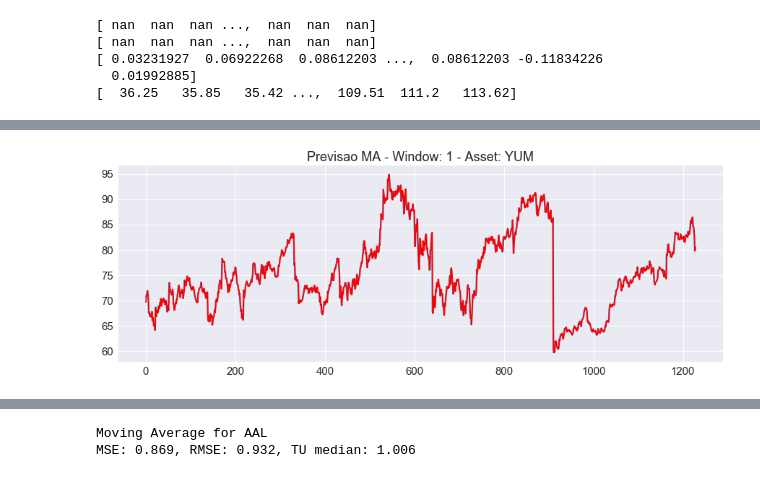
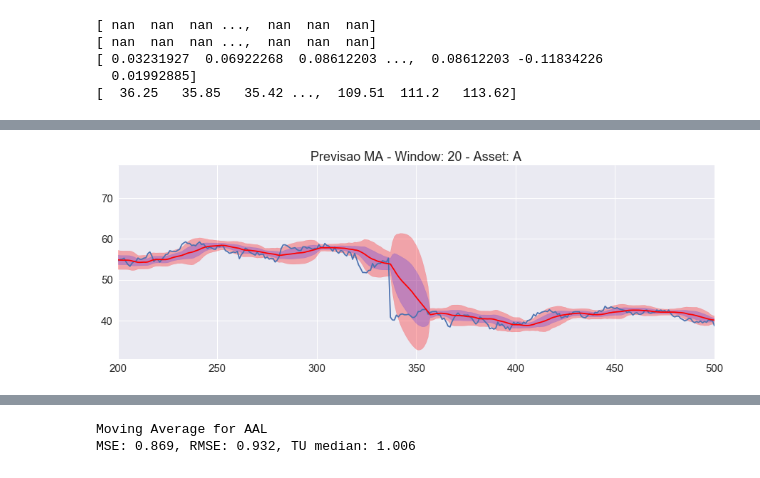
Before and after one commit to HerlissonMB/ProjetoST, a Jupyter notebook: Codigo_03_05.ipynb, the cells around one changed output, grey strips where cells are left out. Saved outputs shown, nothing was run; the diff lists cells and outputs as text; code cells hidden in the pictures.

```diff
--- a/Codigo_03_05.ipynb
+++ b/Codigo_03_05.ipynb
@@ -233,10 +233,10 @@ print(a.observed)
   0.01992885]
 [  36.25   35.85   35.42 ...,  109.51  111.2   113.62]
 # %%
-asset_name = 'YUM'
+asset_name = 'A'
 #date = '2018-02-01'
 steps_ahead = 1
-n_train = 30
+n_train = 100
 serie_name = 'close'
 #window = 5
 
@@ -251,50 +251,63 @@ def cv_movingwindow_ma(asset_name, serie_name , n_train,window, steps_ahead=1):
     X = data[serie_name][data.Name == asset_name].values
     predictions = np.array([])
     test = np.array([])
-
+    std_dev = np.array([])
     #Need changes for steps_ahead>1
     for i , j in zip( range( n_train, len(X) ) , range(0 , len(X) - n_train ) ):
         train, test = X[0:i] , np.append(test, X[i : i+1])
+        std_dev = np.append(std_dev, np.std(X[i - window : i]) )
         yhat = simple_ma(train, window, steps_ahead)
         #print('yhat=%.3f' %yhat)
         predictions = np.append(predictions,yhat)
         #print('predicted = %.2f, expected = %.2f'  %(yhat,test[j]))
-    return predictions, test
+    return predictions, test, std_dev
 
 #Assessing down, stable or up given a treshold
-def serie_trend(serie , tresh = 1):
-    variation = (serie[1:] / serie[:-1] -1) * 100
 
-    return pd.Series(variation).apply( lambda x: 'Down' if x < -tresh else('Up' if x > tresh else 'Stable')  )
+
+def serie_trend(serie):
+    #variation = serie.diff()
+    return pd.Series(serie).diff().apply( lambda x: 'Sobe' if x >= 0 else 'Desce')
+
+#def serie_trend2(serie):
+
+
 #testing several window size
-for window in range(1,20):
-    predictions, test = cv_movingwindow_ma(asset_name, serie_name, n_train,window)
+#for window in range(1,20):
+window=20
+predictions, test, std_dev = cv_movingwindow_ma(asset_name, serie_name, n_train,window)
 
-    mse = mean_squared_error(test , predictions)
-    rmse = mse ** (1/2)
 
-    #Calculating U of Theil coeficient
-    #np.finfo(float).eps
-    tu= np.zeros(len(predictions))
-    #print(tu)
-    for i in range(1,len(predictions)):
-        #tu[i] = ((predictions[i] - test[i]) ** 2) /((test[i] - test[i-1]) ** 2)
-        a = (predictions[i] - test[i]) ** 2
-        b = (test[i] - test[i-1]) ** 2
-        if (a == 0):
-            a += 0.01
-        if (b == 0):
-            b += 0.01
-        tu[i] = a / b
-        #print('i:%d a: %.5f b: %.5f' % (i,a,b) )
-    #print(tu.mean())
-    print("Moving Average for "+asset_name+"\nMSE: %.3f, RMSE: %.3f, TU median: %.3f" %(mse,rmse,np.median(tu)))
+mse = mean_squared_error(test , predictions)
+rmse = mse ** (1/2)
 
-    #Plotting forecast
-    plt.figure(figsize=[15,5])
-    plt.plot(test)
-    plt.plot(predictions, color='red')
-    #plt.xlim([1000,1250])
-    plt.title("Previsao MA - Window: " + str(window)+ " - Asset: " + asset_name)
-    plt.show()
+#Calculating U of Theil coeficient
+
+tu= np.zeros(len(predictions))
+#print(tu)
+for i in range(1,len(predictions)):
+    #tu[i] = ((predictions[i] - test[i]) ** 2) /((test[i] - test[i-1]) ** 2)
+    a = (predictions[i] - test[i]) ** 2
+    b = (test[i] - test[i-1]) ** 2
+    if (a == 0):
+        a += 0.01
+    if (b == 0):
+        b += 0.01
+    tu[i] = a / b
+    #print('i:%d a: %.5f b: %.5f' % (i,a,b) )
+#print(tu.mean())
+print("Moving Average for "+ asset_name +"\nMSE: %.3f, RMSE: %.3f, TU median: %.3f" %(mse,rmse,np.median(tu)))
+
+#Plotting forecast
+plt.figure(figsize=[15,5])
+plt.plot(test)
+plt.plot(predictions, color='red')
+bollinger = 2*std_dev
+plt.fill_between(np.arange(0,len(predictions)),predictions- bollinger,predictions+ bollinger,alpha=0.3,color='red')
+plt.fill_between(np.arange(0,len(predictions)),predictions- bollinger/2,predictions+ bollinger/2,alpha=0.2,color='blue')
+plt.xlim([200,500])
+#plt.ylim([10,40])
+plt.title("Previsao MA - Window: " + str(window) + " - Asset: " + asset_name)
+#plt.legend()
+plt.show()
 # %% [output]
@@ -303 +316 @@ MSE: 1.751, RMSE: 1.323, TU median: 1.000
-[figure, old version]
+[figure, new version]
```
Also changed, not shown: parts of 9 cells of this notebook.
